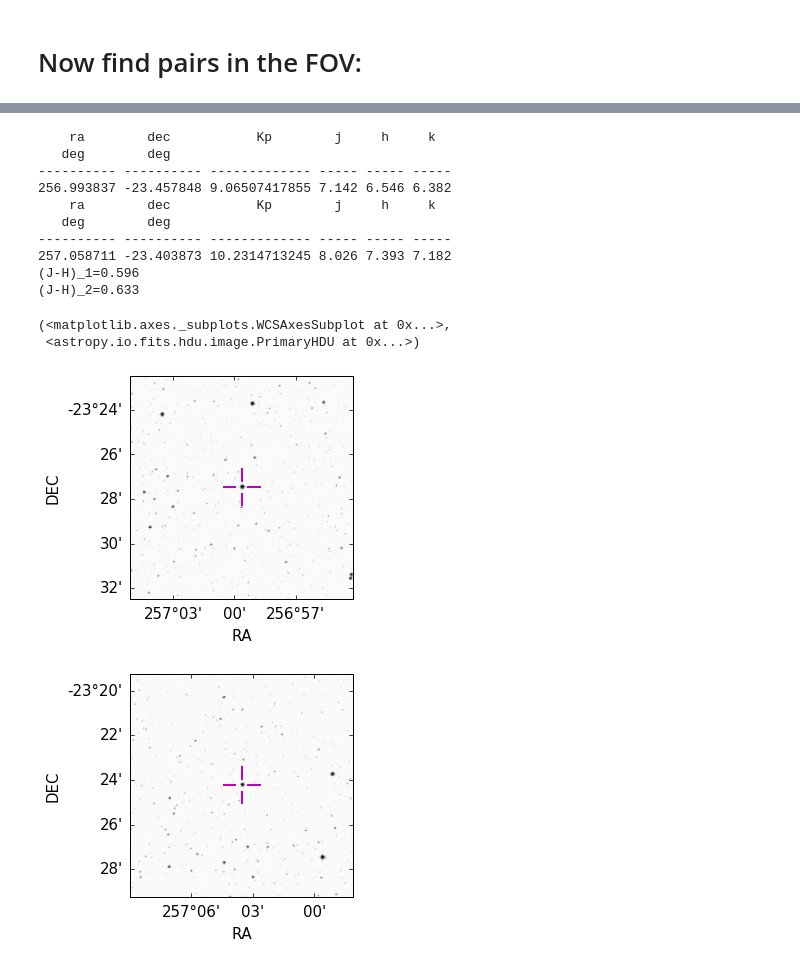
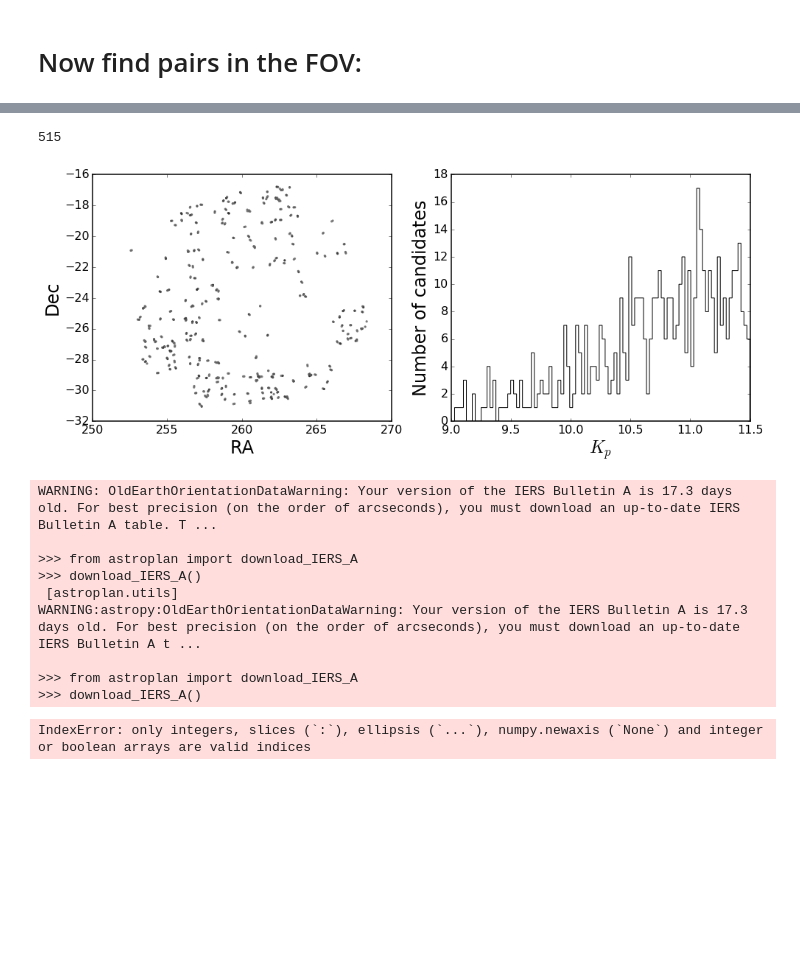
Before and after one commit to bmorris3/K2-twos, a Jupyter notebook: findtargets_campaign11.ipynb, the cells around one changed output, grey strips where cells are left out. Cells and saved outputs as stored; diff of their text form; code cells hidden in the pictures; blank space fills up the shorter version.

```diff
--- a/findtargets_campaign11.ipynb
+++ b/findtargets_campaign11.ipynb
@@ -276,30 +276,41 @@ Total targets: 607
-# %%
-c = SkyCoord(ra=candidates_with_neighbors['ra'], dec=candidates_with_neighbors['dec'])
-arg = np.argmin(c.separation(c[0])[1:]) + 1
-
-print(candidates_with_neighbors[0])
-print(candidates_with_neighbors[arg])
-
-print("(J-H)_1={0}".format(candidates_with_neighbors[0]['j'] -
-                           candidates_with_neighbors[0]['h']))
-print("(J-H)_2={0}".format(candidates_with_neighbors[arg]['j'] -
-                           candidates_with_neighbors[arg]['h']))
-# %% [output]
-    ra        dec           Kp        j     h     k
-   deg        deg
----------- ---------- ------------- ----- ----- -----
-256.993837 -23.457848 9.06507417855 7.142 6.546 6.382
-    ra        dec           Kp        j     h     k
-   deg        deg
----------- ---------- ------------- ----- ----- -----
-257.058711 -23.403873 10.2314713245 8.026 7.393 7.182
-(J-H)_1=0.596
-(J-H)_2=0.633
+# %%
+from astroquery.simbad import Simbad
+customSimbad = Simbad()
+customSimbad.add_votable_fields('sptype')
+
+c = SkyCoord(ra=candidates_with_neighbors['ra'], dec=candidates_with_neighbors['dec'])
+#arg = np.argmin(c.separation(c[target])[1:]) + 1
+ok = 0
+not_ok = 0
+coolstars = np.zeros(len(c))
+for i, target in enumerate(c):
+    if coolstars[i] != 1:
+        a = c.separation(target).arcmin
+        target_coord = target.to_string()
+        target_sptype = customSimbad.query_region(target_coord, radius=25 * u.arcsec)
+        a[i] = 1e5
+        comp_ind = np.argmin(a)
+        comp_coord = c[comp_ind].to_string()
+        coord_sptype = customSimbad.query_region(comp_coord, radius=25 * u.arcsec)
+        if target_sptype is not None and coord_sptype is not None:
+            spectypes = target_sptype['SP_TYPE'][0] + coord_sptype['SP_TYPE'][0]
+            if 'A' in spectypes or 'B' in spectypes or 'O' in spectypes:
+                pass
+            else:
+                coolstars[i] = 1
+                coolstars[comp_ind] = 1
+cool_candidates = candidates_with_neighbors[coolstars.astype(bool)]
+print(len(cool_candidates))
+
+plotfield(cool_candidates)
+# %% [output]
+515
+[figure, added]
 # %%
 from astroplan.plots import plot_finder_image
 from astroplan import FixedTarget
 
-ft1 = FixedTarget(coord=c[0])
+ft1 = FixedTarget(coord=c[target])
 ft2 = FixedTarget(coord=c[arg])
 
 #fig, ax = plt.subplots(1, 2, figsize=(14, 6))
@@ -307,10 +318,16 @@ plot_finder_image(ft1, reticle=True)#, ax=ax[0])
 plt.figure()
 plot_finder_image(ft2, reticle=True)#, ax=ax[1])
 # %% [output]
-(<matplotlib.axes._subplots.WCSAxesSubplot at 0x...>,
- <astropy.io.fits.hdu.image.PrimaryHDU at 0x...>)
+WARNING: OldEarthOrientationDataWarning: Your version of the IERS Bulletin A is 17.3 days old. For best precision (on the order of arcseconds), you must download an up-to-date IERS Bulletin A table. T ...
+
+>>> from astroplan import download_IERS_A
+>>> download_IERS_A()
+ [astroplan.utils]
+WARNING:astropy:OldEarthOrientationDataWarning: Your version of the IERS Bulletin A is 17.3 days old. For best precision (on the order of arcseconds), you must download an up-to-date IERS Bulletin A t ...
+
+>>> from astroplan import download_IERS_A
+>>> download_IERS_A()
-[figure, removed]
-[figure, removed]
+IndexError: only integers, slices (`:`), ellipsis (`...`), numpy.newaxis (`None`) and integer or boolean arrays are valid indices
 # %%
 # Match up EPIC list with my list, fill in missing rows from EPIC list with my rows
 # http://archive.stsci.edu/k2/epic/search.php
```
Also changed, not shown: parts of 5 cells of this notebook, 2 other files.
